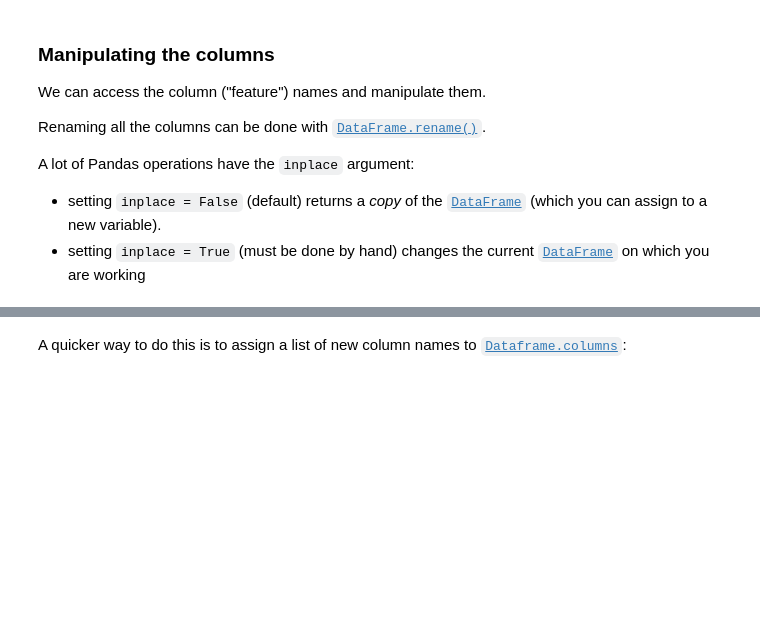
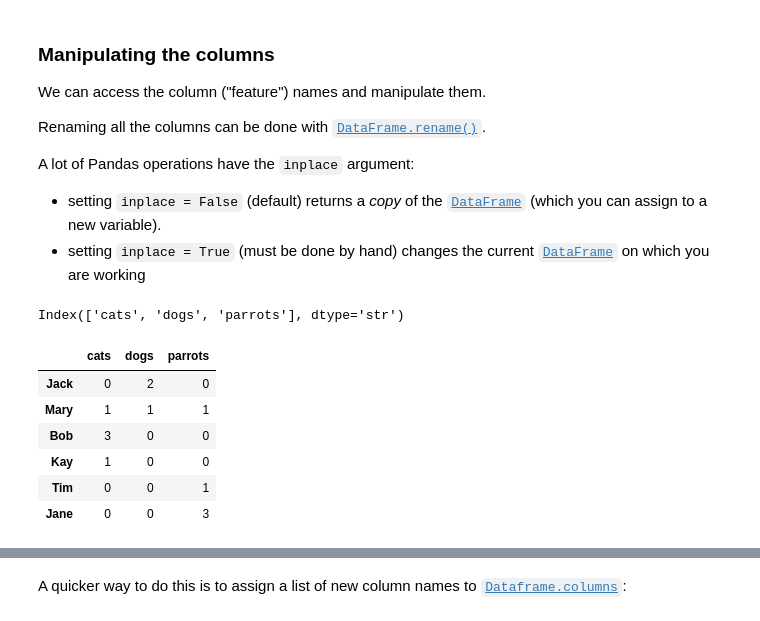
Before and after one commit to SoCSTech/CMP9065-Data-Programming-in-Python, a Jupyter notebook: CMP9065 Data Programming in Python/lectures/Lecture 8 - Pandas.ipynb, the cells around one changed output, grey strips where cells are left out. Saved outputs shown, nothing was run; the diff lists cells and outputs as text; code cells hidden in the pictures; blank space fills up the shorter version.

```diff
--- a/CMP9065 Data Programming in Python/lectures/Lecture 8 - Pandas.ipynb
+++ b/CMP9065 Data Programming in Python/lectures/Lecture 8 - Pandas.ipynb
@@ -119,11 +219,21 @@ A lot of Pandas operations have the `inplace` argument:
 - setting `inplace = True` (must be done by hand) changes the current [`DataFrame`](https://pandas.pydata.org/docs/reference/api/pandas.DataFrame.html) on which you are working
 # %%
 print(pets_df.columns)
-pets_df.rename(columns={
+new_pets_df = pets_df.rename(columns={
         'cats_owned' : 'cats',
         'parrots_owned' : 'parrots',
         'dogs_owned' :'dogs',
-    }, inplace = True)
-#pets_df
+    }, inplace = False)
+pets_df
+new_pets_df
+# %% [output]
+Index(['cats', 'dogs', 'parrots'], dtype='str')
+|  | cats | dogs | parrots |
+| Jack | 0 | 2 | 0 |
+| Mary | 1 | 1 | 1 |
+| Bob | 3 | 0 | 0 |
+| Kay | 1 | 0 | 0 |
+| Tim | 0 | 0 | 1 |
+| Jane | 0 | 0 | 3 |
 # %%
 display(pets_df)
```
Also changed, not shown: parts of 32 cells of this notebook, 12 other files.
